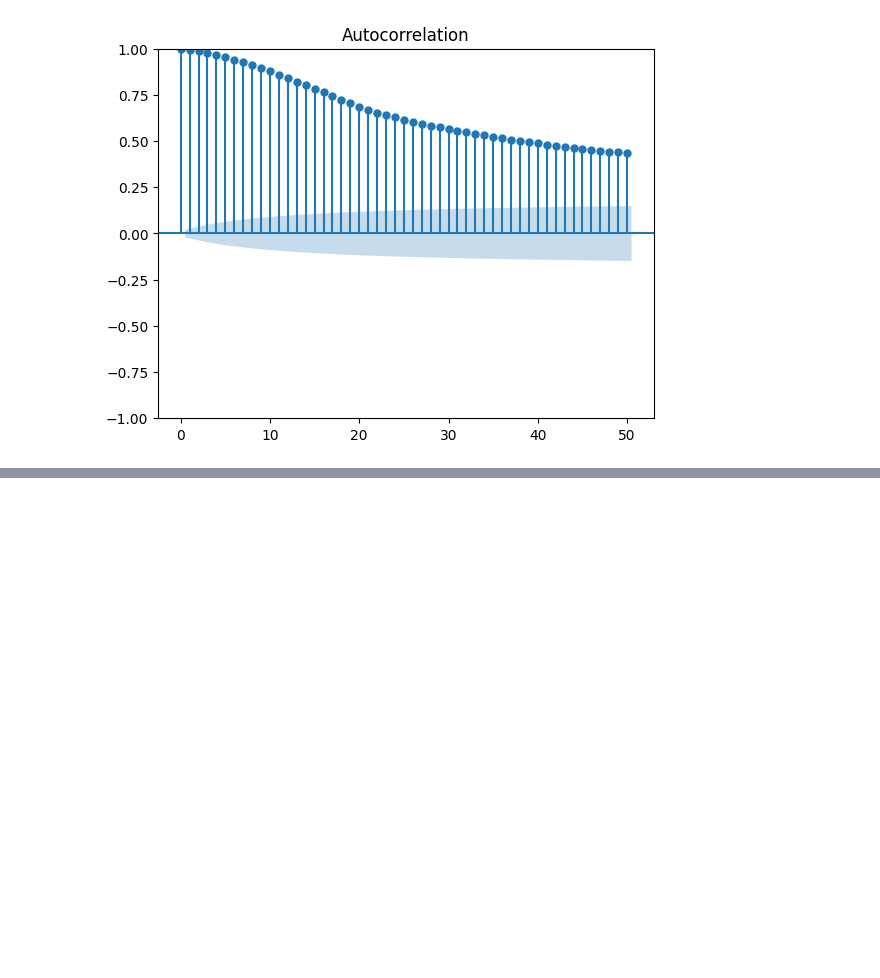
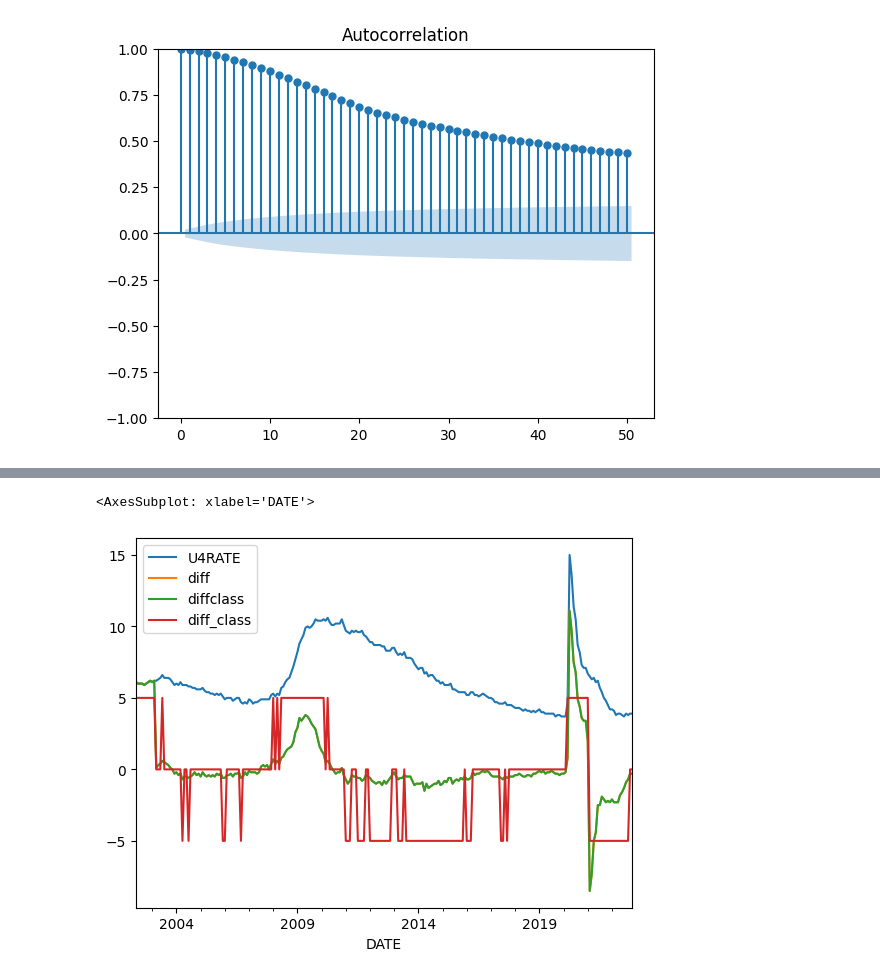
Before and after one commit to anastasiosyal/quantowl, a Jupyter notebook: autocorrelation/main.ipynb, the cells around one changed output, grey strips where cells are left out. Drawn from its saved outputs; the diff is of its cells as text; code cells hidden in the pictures; blank space fills up the shorter version.

```diff
--- a/autocorrelation/main.ipynb
+++ b/autocorrelation/main.ipynb
@@ -115,0 +125,15 @@ plot_acf(x=df["real_vol"].dropna().values.squeeze(), lags=50)
+# %%
+def u4class(x):
+    if x < -0.5:
+        return -1
+    elif x > 0.5:
+        return 1
+    else:
+        return 0
+
+fred["diff_class"] = np.vectorize(u4class)(diff)*5
+
+fred.plot()
+# %% [output]
+<AxesSubplot: xlabel='DATE'>
+[figure, added]
```
Also changed, not shown: parts of 4 cells of this notebook.
